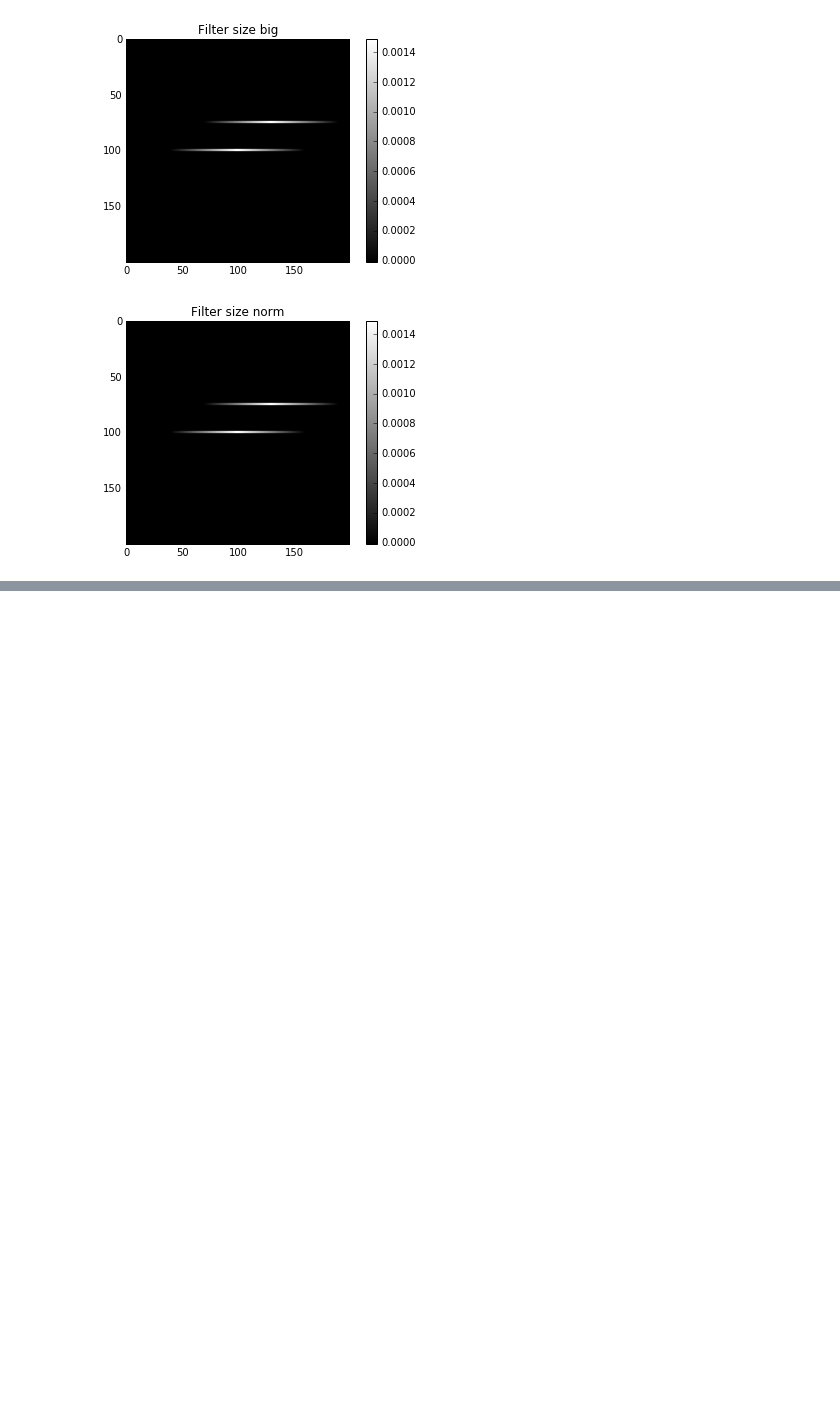
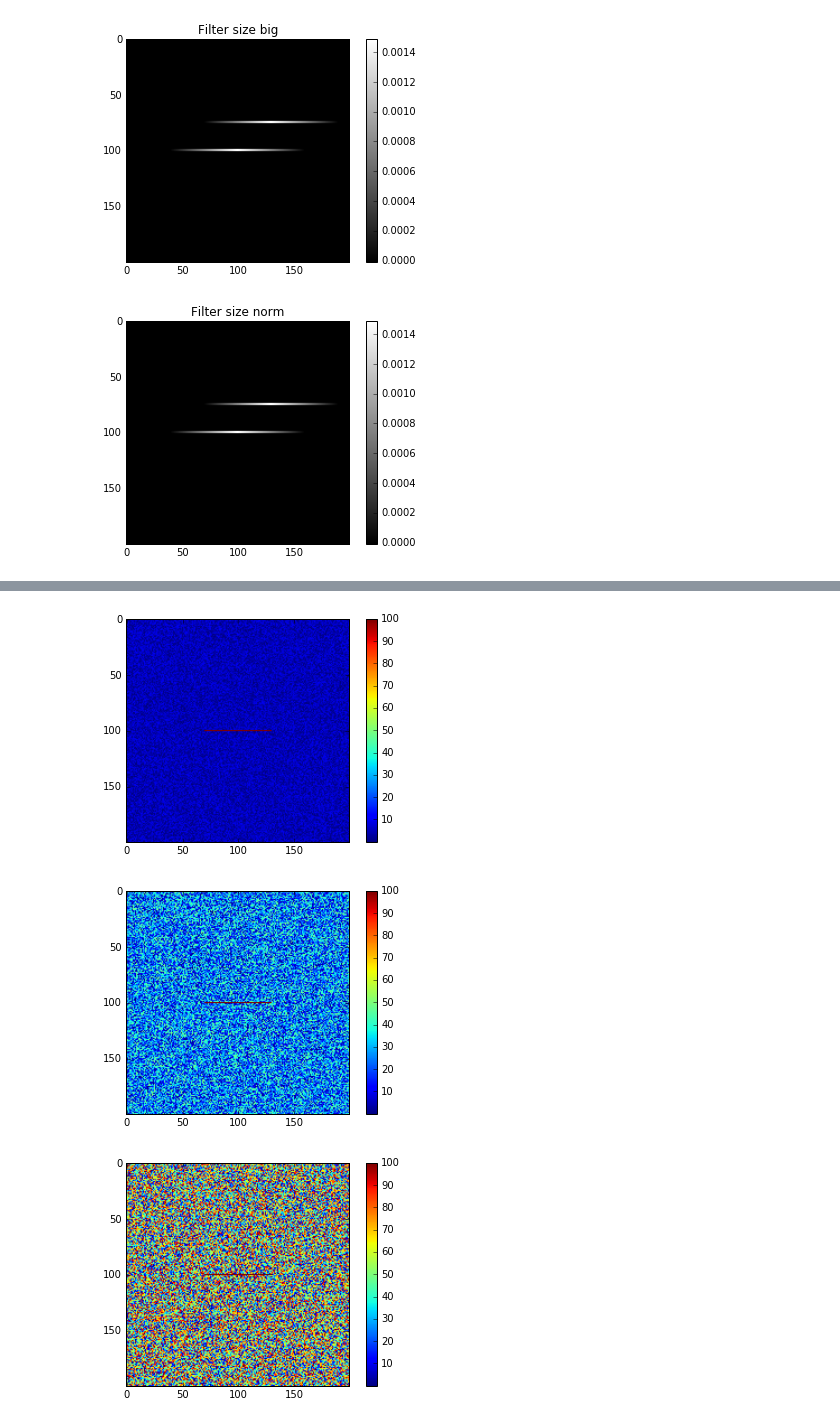
Before and after one commit to huskeypm/sparkdetection, a Jupyter notebook: mach/matchedFilterTutorial.ipynb, the cells around one changed output, grey strips where cells are left out. Saved outputs shown, nothing was run; the diff lists cells and outputs as text; code cells hidden in the pictures; blank space fills up the shorter version.

```diff
--- a/mach/matchedFilterTutorial.ipynb
+++ b/mach/matchedFilterTutorial.ipynb
@@ -225,0 +294,29 @@ Maximum Response Along Row of Upper Bar = 0.001491
+# %%
+imgRows, imgCols = np.shape(noisyImg)
+
+lowNoise = np.random.rand(imgRows,imgCols) * 10.
+lowNoise[np.where(imgDict['norm'] > 0)] = 100
+plt.figure()
+imshow(lowNoise)
+plt.colorbar()
+
+medNoise = np.random.rand(imgRows, imgCols) * 50.
+medNoise[np.where(imgDict['norm'] > 0)] = 100
+plt.figure()
+imshow(medNoise)
+plt.colorbar()
+
+highNoise = np.random.rand(imgRows,imgCols) * 100.
+highNoise[np.where(imgDict['norm'] > 0)] = 100
+plt.figure()
+imshow(highNoise)
+plt.colorbar()
+
+noiseDict = {}
+noiseDict['low'] = lowNoise
+noiseDict['medium'] = medNoise
+noiseDict['high'] = highNoise
+# %% [output]
+[figure, added]
+[figure, added]
+[figure, added]
```
Also changed, not shown: parts of 6 cells of this notebook.
